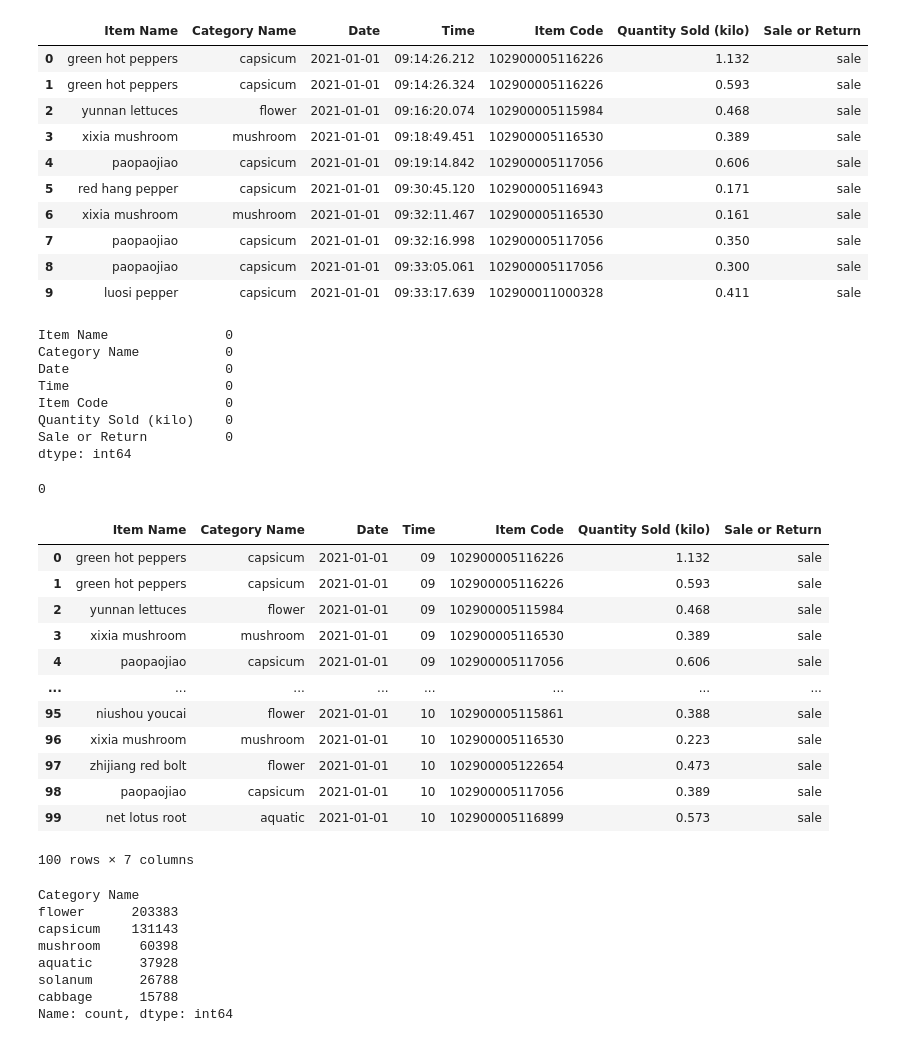
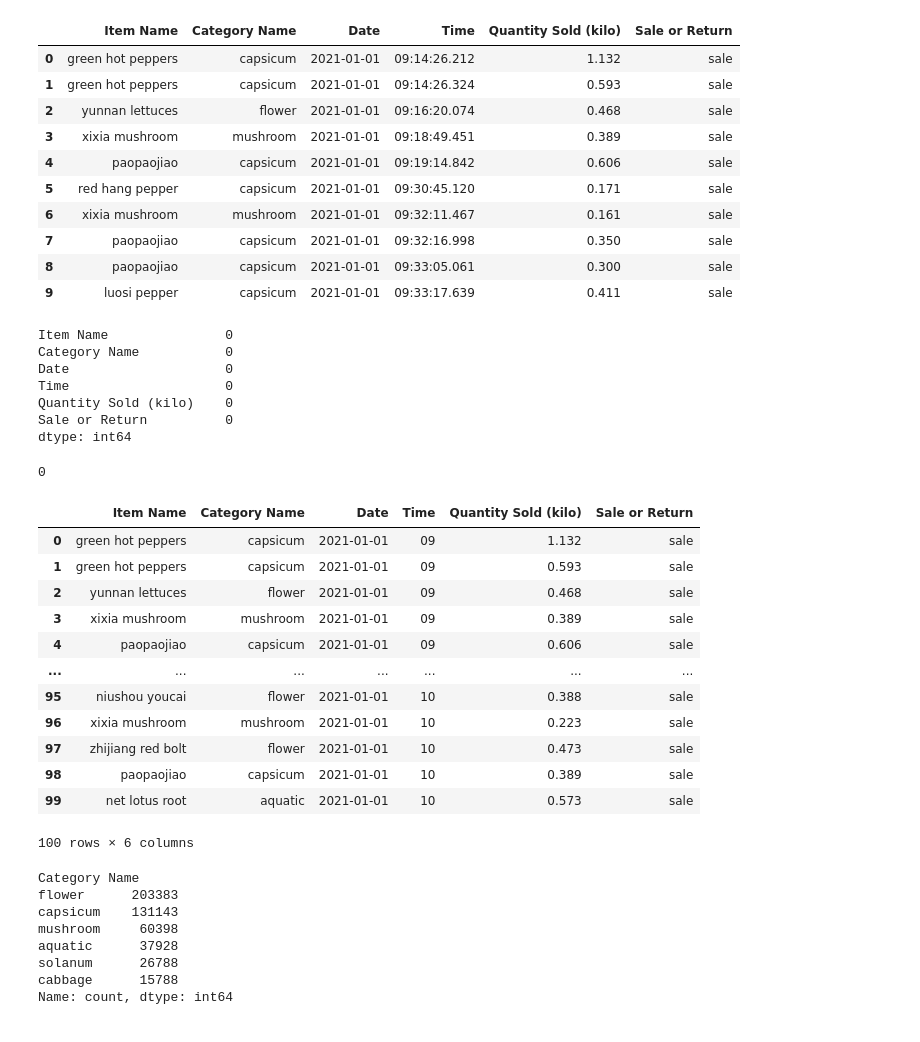
Before and after one commit to RumethSandinu/Project-connexa, a Jupyter notebook: Naveen/preprocessing.ipynb, the cells around one changed output. Saved outputs shown, nothing was run; the diff lists cells and outputs as text; code cells hidden in the pictures.

```diff
--- a/Naveen/preprocessing.ipynb
+++ b/Naveen/preprocessing.ipynb
@@ -12,20 +12,20 @@ ds.head()
 | 4 | paopaojiao | capsicum | 2021-01-01 | 09:19:14.842 | 102900005117056 | 0.606 | 18.0 | ... |
 # %%
 # Remove the unnecessary columns
-df = ds.drop(columns=['Unit Selling Price (RMB/kg)','Discount (Yes/No)'])
+df = ds.drop(columns=['Unit Selling Price (RMB/kg)','Discount (Yes/No)','Item Code'])
 df.head(10)
 # %% [output]
-|  | Item Name | Category Name | Date | Time | Item Code | Quantity Sold (kilo) | Sale or Return |
-| 0 | green hot peppers | capsicum | 2021-01-01 | 09:14:26.212 | 102900005116226 | 1.132 | sale |
-| 1 | green hot peppers | capsicum | 2021-01-01 | 09:14:26.324 | 102900005116226 | 0.593 | sale |
-| 2 | yunnan lettuces | flower | 2021-01-01 | 09:16:20.074 | 102900005115984 | 0.468 | sale |
-| 3 | xixia mushroom | mushroom | 2021-01-01 | 09:18:49.451 | 102900005116530 | 0.389 | sale |
-| 4 | paopaojiao | capsicum | 2021-01-01 | 09:19:14.842 | 102900005117056 | 0.606 | sale |
-| 5 | red hang pepper | capsicum | 2021-01-01 | 09:30:45.120 | 102900005116943 | 0.171 | sale |
-| 6 | xixia mushroom | mushroom | 2021-01-01 | 09:32:11.467 | 102900005116530 | 0.161 | sale |
-| 7 | paopaojiao | capsicum | 2021-01-01 | 09:32:16.998 | 102900005117056 | 0.350 | sale |
-| 8 | paopaojiao | capsicum | 2021-01-01 | 09:33:05.061 | 102900005117056 | 0.300 | sale |
-| 9 | luosi pepper | capsicum | 2021-01-01 | 09:33:17.639 | 102900011000328 | 0.411 | sale |
+|  | Item Name | Category Name | Date | Time | Quantity Sold (kilo) | Sale or Return |
+| 0 | green hot peppers | capsicum | 2021-01-01 | 09:14:26.212 | 1.132 | sale |
+| 1 | green hot peppers | capsicum | 2021-01-01 | 09:14:26.324 | 0.593 | sale |
+| 2 | yunnan lettuces | flower | 2021-01-01 | 09:16:20.074 | 0.468 | sale |
+| 3 | xixia mushroom | mushroom | 2021-01-01 | 09:18:49.451 | 0.389 | sale |
+| 4 | paopaojiao | capsicum | 2021-01-01 | 09:19:14.842 | 0.606 | sale |
+| 5 | red hang pepper | capsicum | 2021-01-01 | 09:30:45.120 | 0.171 | sale |
+| 6 | xixia mushroom | mushroom | 2021-01-01 | 09:32:11.467 | 0.161 | sale |
+| 7 | paopaojiao | capsicum | 2021-01-01 | 09:32:16.998 | 0.350 | sale |
+| 8 | paopaojiao | capsicum | 2021-01-01 | 09:33:05.061 | 0.300 | sale |
+| 9 | luosi pepper | capsicum | 2021-01-01 | 09:33:17.639 | 0.411 | sale |
 # %%
 #Checking the sum of missing value for each column
 df.isnull().sum()
@@ -34,7 +34,6 @@ Item Name               0
 Category Name           0
 Date                    0
 Time                    0
-Item Code               0
 Quantity Sold (kilo)    0
 Sale or Return          0
 dtype: int64
@@ -48,19 +47,19 @@ df.duplicated().sum()
 df['Time'] = df['Time'].apply(lambda x: x.split(':')[0])
 df.head(100)
 # %% [output]
-|  | Item Name | Category Name | Date | Time | Item Code | Quantity Sold (kilo) | Sale or Return |
-| 0 | green hot peppers | capsicum | 2021-01-01 | 09 | 102900005116226 | 1.132 | sale |
-| 1 | green hot peppers | capsicum | 2021-01-01 | 09 | 102900005116226 | 0.593 | sale |
-| 2 | yunnan lettuces | flower | 2021-01-01 | 09 | 102900005115984 | 0.468 | sale |
-| 3 | xixia mushroom | mushroom | 2021-01-01 | 09 | 102900005116530 | 0.389 | sale |
-| 4 | paopaojiao | capsicum | 2021-01-01 | 09 | 102900005117056 | 0.606 | sale |
-| ... | ... | ... | ... | ... | ... | ... | ... |
-| 95 | niushou youcai | flower | 2021-01-01 | 10 | 102900005115861 | 0.388 | sale |
-| 96 | xixia mushroom | mushroom | 2021-01-01 | 10 | 102900005116530 | 0.223 | sale |
-| 97 | zhijiang red bolt | flower | 2021-01-01 | 10 | 102900005122654 | 0.473 | sale |
-| 98 | paopaojiao | capsicum | 2021-01-01 | 10 | 102900005117056 | 0.389 | sale |
-| 99 | net lotus root | aquatic | 2021-01-01 | 10 | 102900005116899 | 0.573 | sale |
+|  | Item Name | Category Name | Date | Time | Quantity Sold (kilo) | Sale or Return |
+| 0 | green hot peppers | capsicum | 2021-01-01 | 09 | 1.132 | sale |
+| 1 | green hot peppers | capsicum | 2021-01-01 | 09 | 0.593 | sale |
+| 2 | yunnan lettuces | flower | 2021-01-01 | 09 | 0.468 | sale |
+| 3 | xixia mushroom | mushroom | 2021-01-01 | 09 | 0.389 | sale |
+| 4 | paopaojiao | capsicum | 2021-01-01 | 09 | 0.606 | sale |
+| ... | ... | ... | ... | ... | ... | ... |
+| 95 | niushou youcai | flower | 2021-01-01 | 10 | 0.388 | sale |
+| 96 | xixia mushroom | mushroom | 2021-01-01 | 10 | 0.223 | sale |
+| 97 | zhijiang red bolt | flower | 2021-01-01 | 10 | 0.473 | sale |
+| 98 | paopaojiao | capsicum | 2021-01-01 | 10 | 0.389 | sale |
+| 99 | net lotus root | aquatic | 2021-01-01 | 10 | 0.573 | sale |
-100 rows × 7 columns
+100 rows × 6 columns
 # %%
 # Check the values of each category name
 df['Category Name'].value_counts()
```
Also changed, not shown: parts of 13 cells of this notebook, 1 other file.
